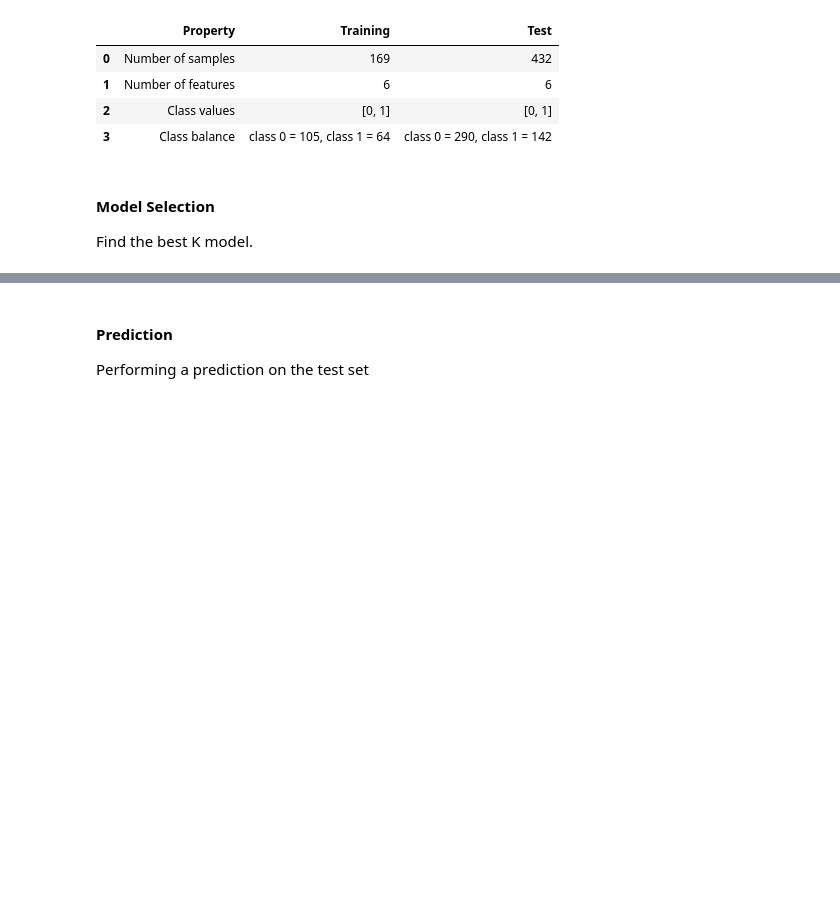
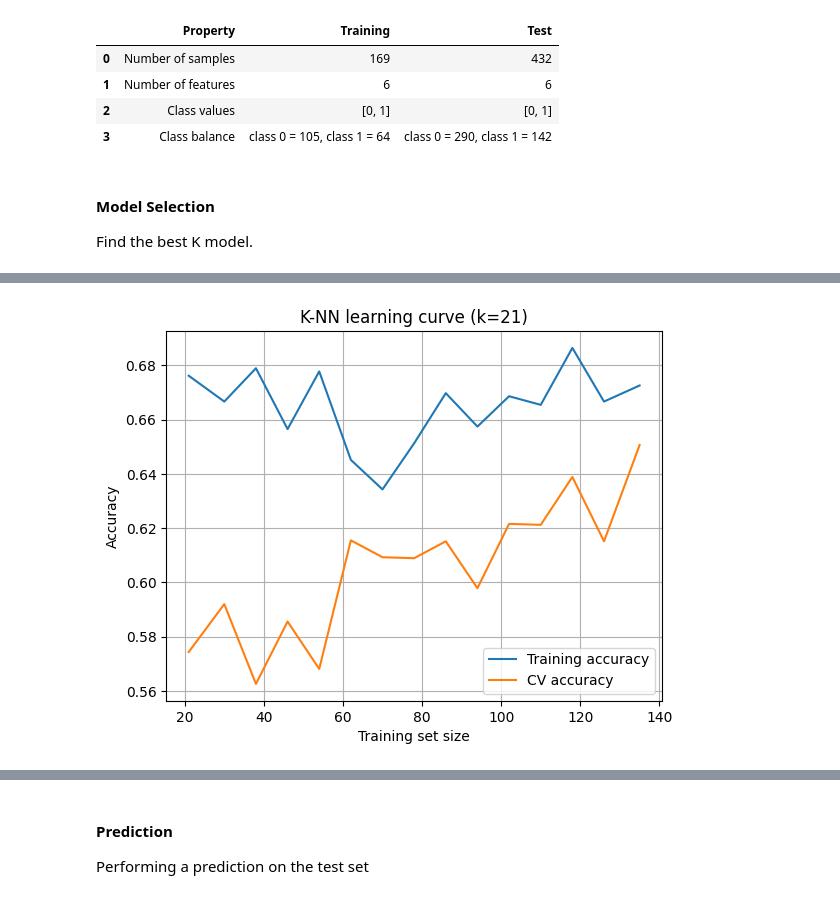
Before and after one commit to Borbico/Machine_Learning_Melaccio, a Jupyter notebook: collaudo/monk_KNN.ipynb, the cells around one changed output, grey strips where cells are left out. Saved outputs shown, nothing was run; the diff lists cells and outputs as text; code cells hidden in the pictures; blank space fills up the shorter version.

```diff
--- a/collaudo/monk_KNN.ipynb
+++ b/collaudo/monk_KNN.ipynb
@@ -117,0 +141,4 @@ kc.plot_knn_validation_curve(cv_scores_2, train_scores_2)
+# %%
+kc.plot_knn_learning_curve(model_2, monk_2_TR_features, monk_2_TR_labels, default_cv)
+# %% [output]
+[figure, added]
```
Also changed, not shown: parts of 12 cells of this notebook, 5 other files.
